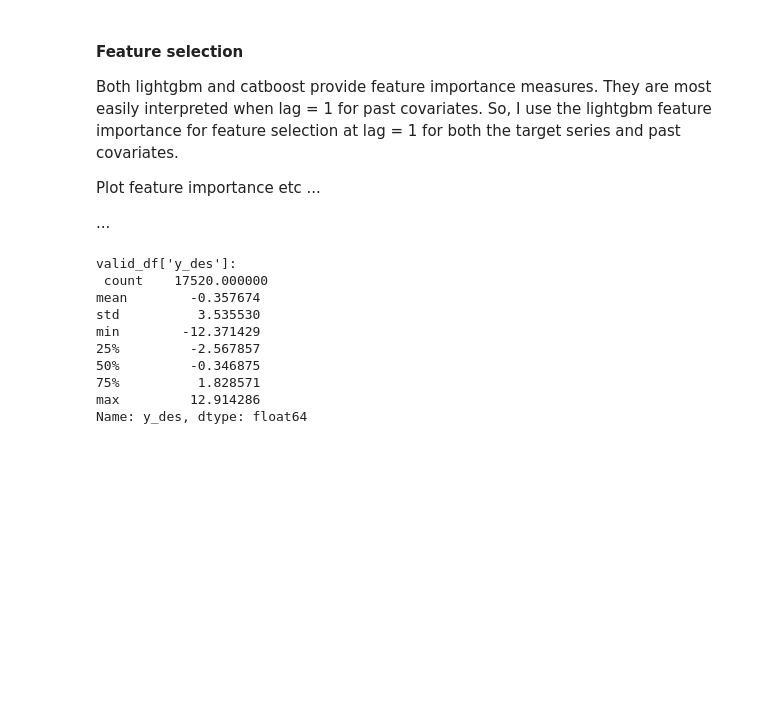
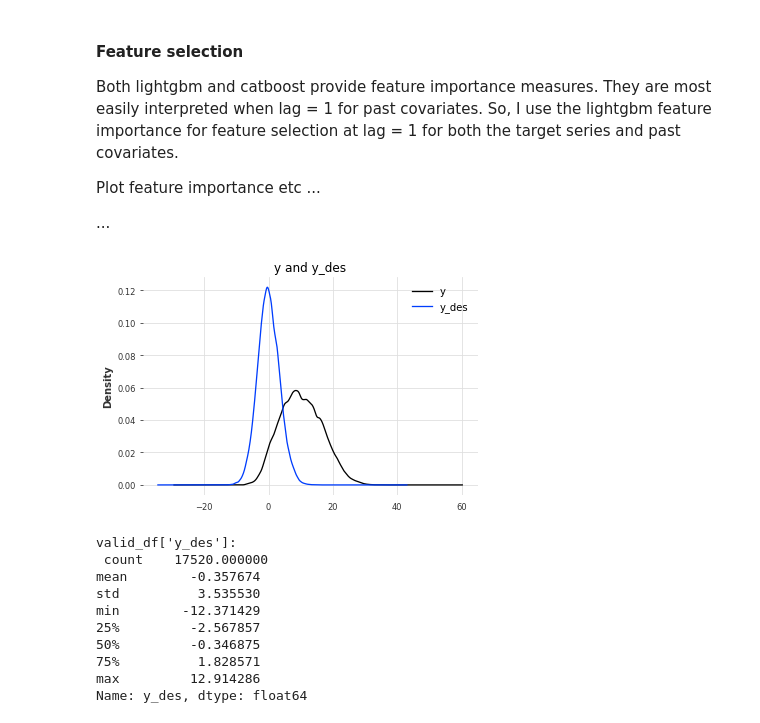
Before and after one commit to makeyourownmaker/CambridgeTemperatureNotebooks, a Jupyter notebook: notebooks/gradient_boosting.ipynb, the cells around one changed output. Cells and saved outputs as stored; diff of their text form; code cells hidden in the pictures; blank space fills up the shorter version.

Commit message:
Added a plot_obs_preds_dists to compare observation and prediction densities

```diff
--- a/notebooks/gradient_boosting.ipynb
+++ b/notebooks/gradient_boosting.ipynb
@@ -701,6 +715,21 @@ Both lightgbm and catboost provide feature importance measures.  They are most e
 Plot feature importance etc ...
 
 ...
+# %%
+def plot_obs_preds_dists(obs, preds, title):
+    # fig, ax = plt.subplot(3, 1, 3)
+    fig, ax = plt.subplots(1, 1)
+    pd.Series(obs).plot(kind = 'density')
+    pd.Series(preds).plot(kind = 'density')
+    plt.title(title)
+    plt.legend()
+    #plt.tight_layout()
+    plt.show()
+
+
+plot_obs_preds_dists(df['y'], df['y_des'], 'y and y_des')
+# %% [output]
+[figure, added]
 # %%
 series = TimeSeries.from_dataframe(train_df, value_cols='y_des')
 
```
Also changed, not shown: parts of 9 cells of this notebook.
